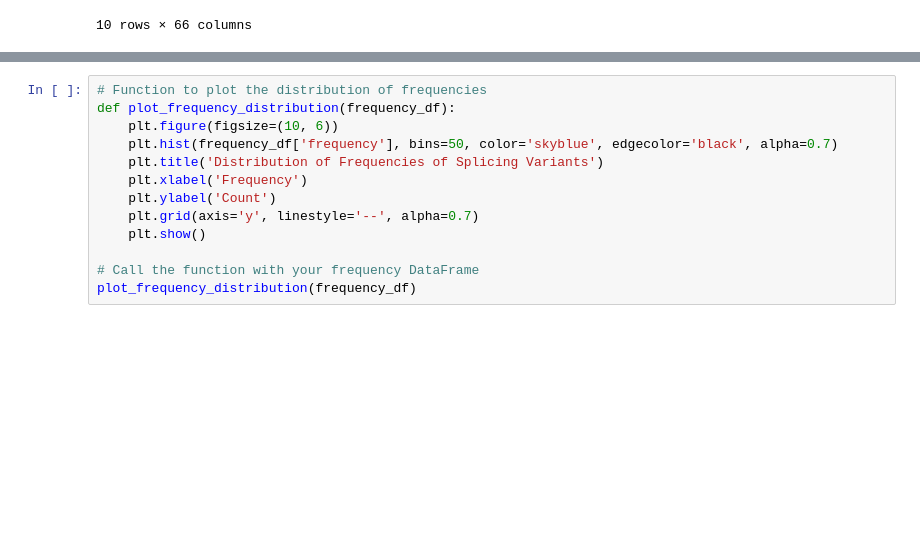
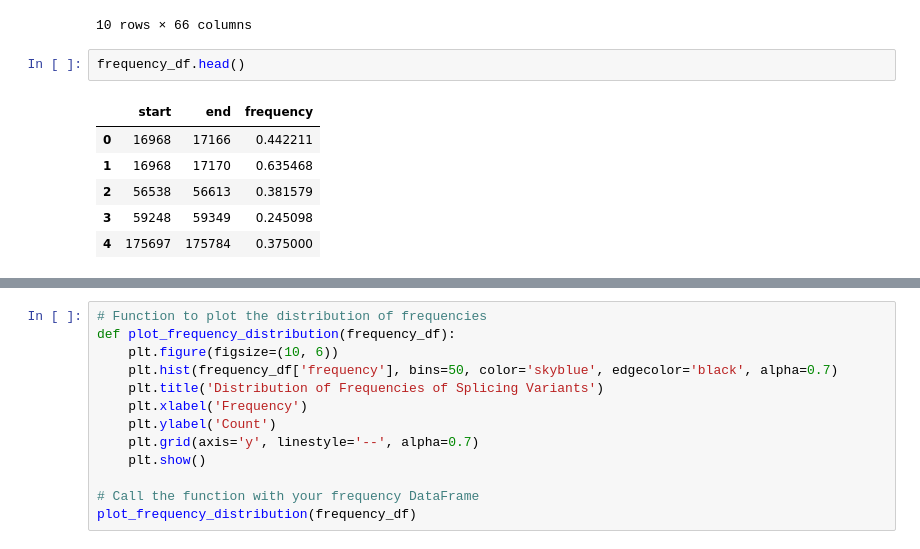
Before and after one commit to yuxinsun-wpi/gnomRegulatory, a Jupyter notebook: gnomad+gtex-splicing_region_variants.ipynb, the cells around one changed output, grey strips where cells are left out. Drawn from its saved outputs; the diff is of its cells as text; blank space fills up the shorter version.

```diff
--- a/gnomad+gtex-splicing_region_variants.ipynb
+++ b/gnomad+gtex-splicing_region_variants.ipynb
@@ -133,6 +133,15 @@ gtex_df.head(10)
 | 8 | 8 | chr1 | - | 945056 | 945146 | NOC2L | 90 | 45 | 29 | ... |
 | 9 | 9 | chr1 | - | 945056 | 945146 | NOC2L | 90 | 45 | 29 | ... |
 10 rows × 66 columns
+# %%
+frequency_df.head()
+# %% [output]
+|  | start | end | frequency |
+| 0 | 16968 | 17166 | 0.442211 |
+| 1 | 16968 | 17170 | 0.635468 |
+| 2 | 56538 | 56613 | 0.381579 |
+| 3 | 59248 | 59349 | 0.245098 |
+| 4 | 175697 | 175784 | 0.375000 |
 # %%
 gnom_df.columns
 # %% [output]
```
Also changed, not shown: parts of 2 cells of this notebook.
